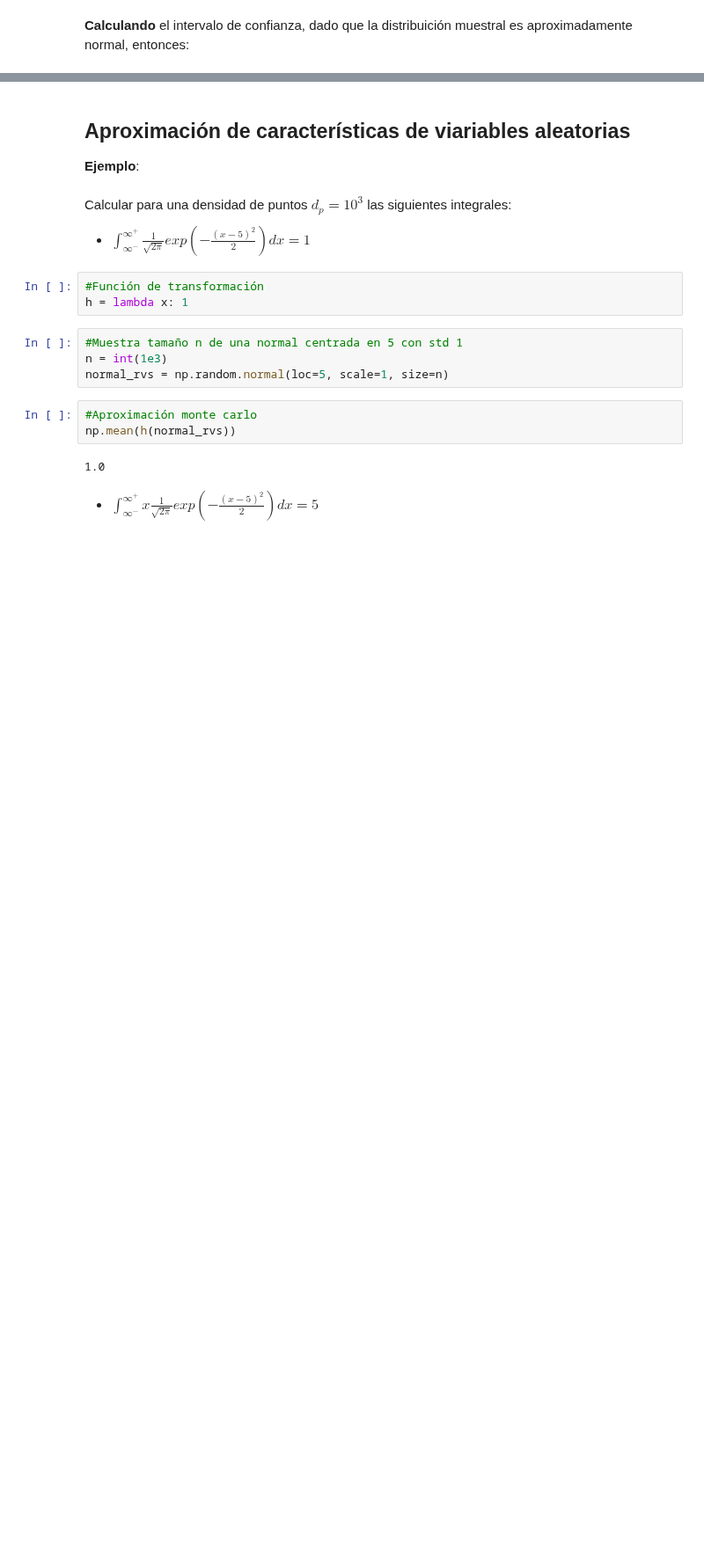
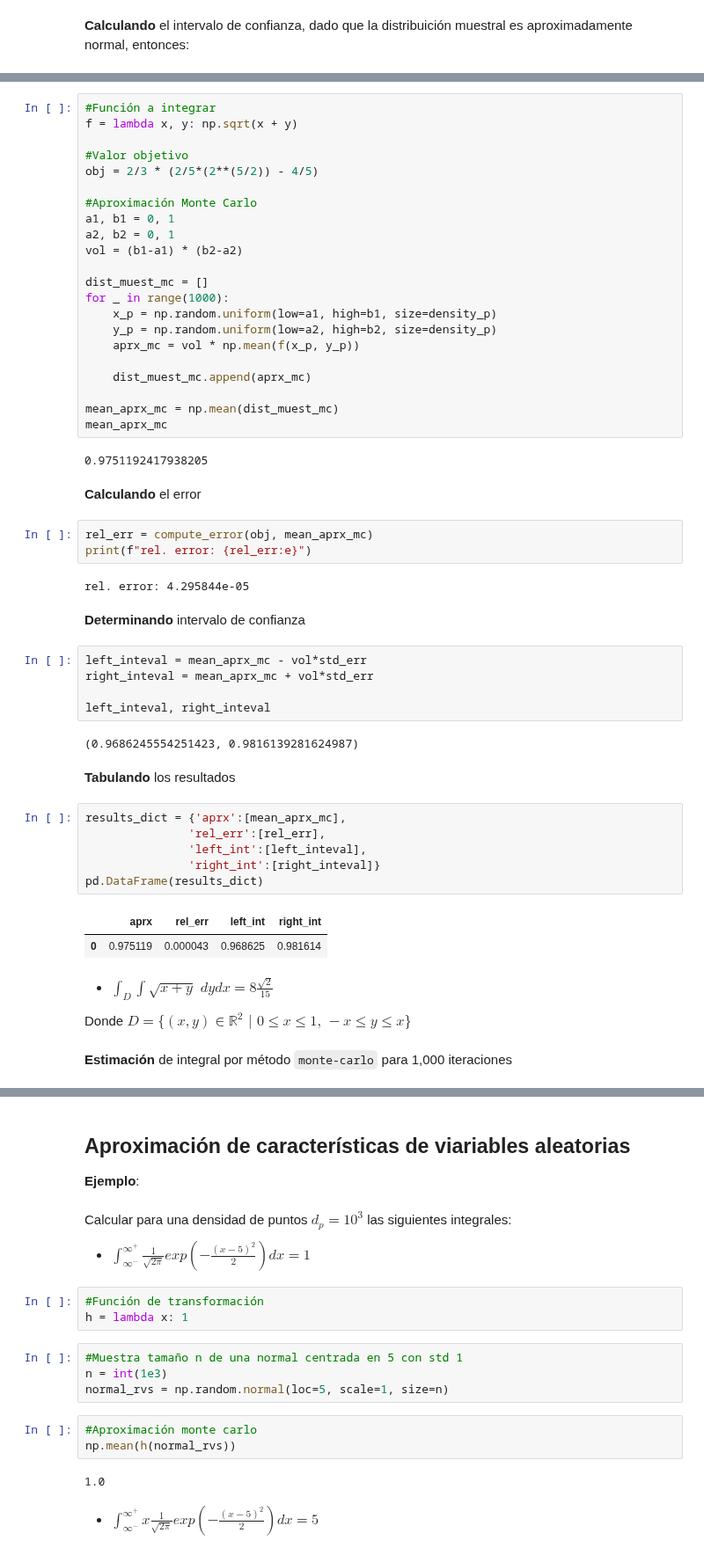
Before and after one commit to CAMM961001/itam-mcd, a Jupyter notebook: optimizacion/01-computo-cientifico/1.7-integracion-numerica.ipynb, the cells around one changed output, grey strips where cells are left out. Shown at 88% size. Drawn from its saved outputs; the diff is of its cells as text; blank space fills up the shorter version.

```diff
--- a/optimizacion/01-computo-cientifico/1.7-integracion-numerica.ipynb
+++ b/optimizacion/01-computo-cientifico/1.7-integracion-numerica.ipynb
@@ -628,0 +632,57 @@ Utilizando lenguajes de programación, aproximar, reportar errores relativos e i
+# %%
+#Función a integrar
+f = lambda x, y: np.sqrt(x + y)
+
+#Valor objetivo
+obj = 2/3 * (2/5*(2**(5/2)) - 4/5)
+
+#Aproximación Monte Carlo
+a1, b1 = 0, 1
+a2, b2 = 0, 1
+vol = (b1-a1) * (b2-a2)
+
+dist_muest_mc = []
+for _ in range(1000):
+    x_p = np.random.uniform(low=a1, high=b1, size=density_p)
+    y_p = np.random.uniform(low=a2, high=b2, size=density_p)
+    aprx_mc = vol * np.mean(f(x_p, y_p))
+
+    dist_muest_mc.append(aprx_mc)
+
+mean_aprx_mc = np.mean(dist_muest_mc)
+mean_aprx_mc
+# %% [output]
+0.9751192417938205
+# %% [markdown]
+**Calculando** el error
+# %%
+rel_err = compute_error(obj, mean_aprx_mc)
+print(f"rel. error: {rel_err:e}")
+# %% [output]
+rel. error: 4.295844e-05
+# %% [markdown]
+**Determinando** intervalo de confianza
+# %%
+left_inteval = mean_aprx_mc - vol*std_err
+right_inteval = mean_aprx_mc + vol*std_err
+
+left_inteval, right_inteval
+# %% [output]
+(0.9686245554251423, 0.9816139281624987)
+# %% [markdown]
+**Tabulando** los resultados
+# %%
+results_dict = {'aprx':[mean_aprx_mc],
+               'rel_err':[rel_err],
+               'left_int':[left_inteval],
+               'right_int':[right_inteval]}
+pd.DataFrame(results_dict)
+# %% [output]
+|  | aprx | rel_err | left_int | right_int |
+| 0 | 0.975119 | 0.000043 | 0.968625 | 0.981614 |
+# %% [markdown]
+* $\int_{D}\int\sqrt{x+y}\,\,{dy}{dx}=8\frac{\sqrt{2}}{15}$
+
+Donde $D=\{(x,y)\in\mathbb{R}^{2}\,\,|\,\,0\leq{x}\leq{1},\,-x\leq{y}\leq{x}\}$
+# %% [markdown]
+**Estimación** de integral por método `monte-carlo` para 1,000 iteraciones
```
Also changed, not shown: parts of 35 cells of this notebook.
